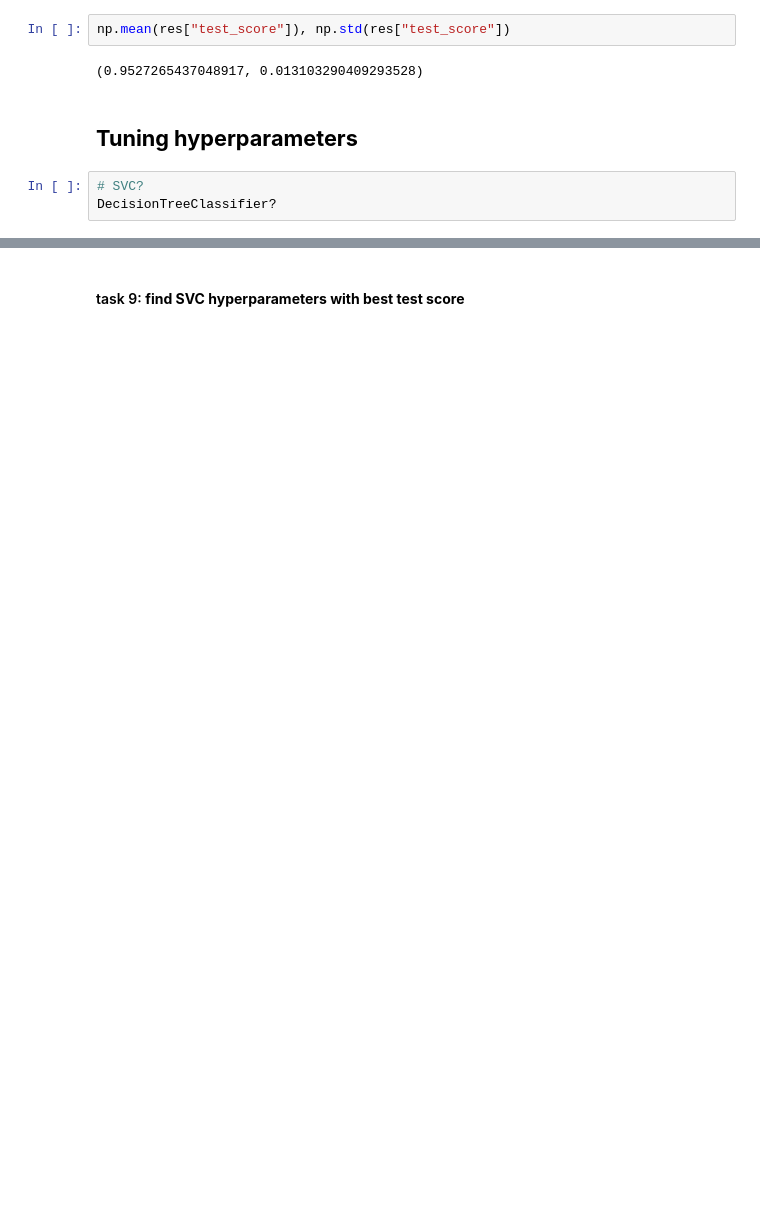
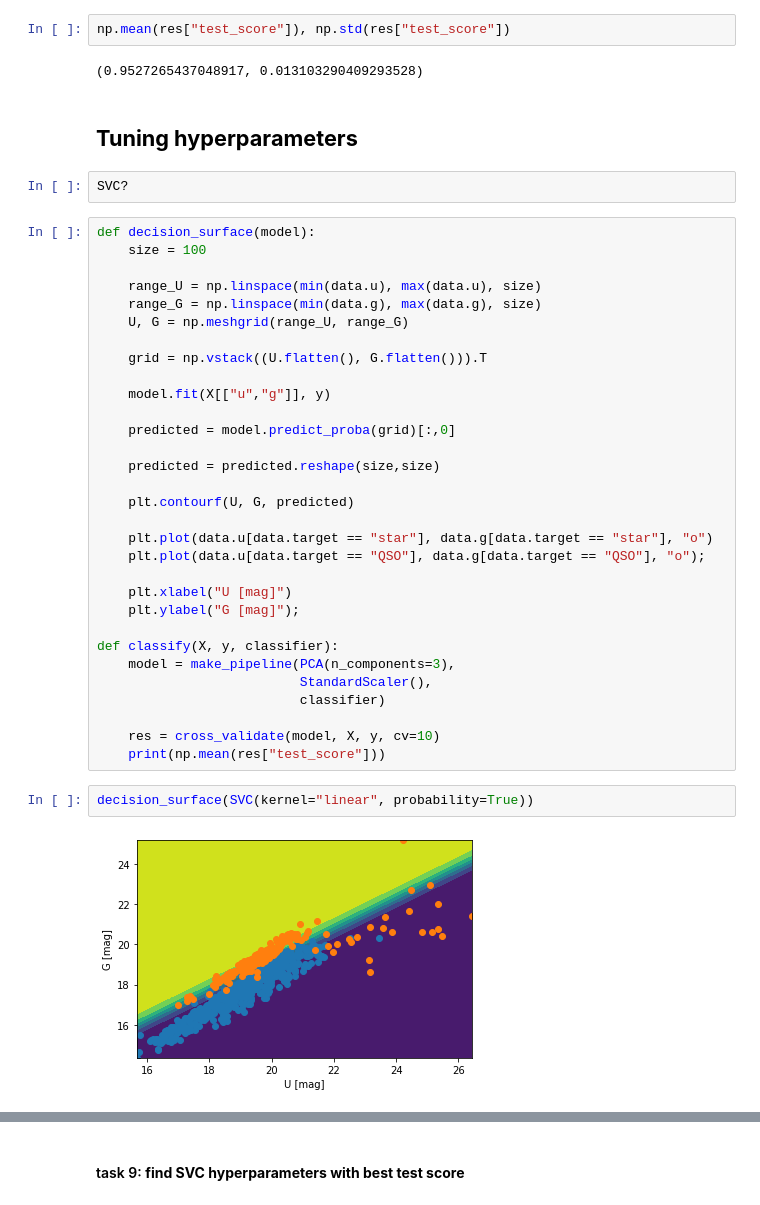
Before and after one commit to tomasplsek/AstroML, a Jupyter notebook: 03_sklearn.ipynb, the cells around one changed output, grey strips where cells are left out. Saved outputs shown, nothing was run; the diff lists cells and outputs as text; blank space fills up the shorter version.

```diff
--- a/03_sklearn.ipynb
+++ b/03_sklearn.ipynb
@@ -483,6 +503,40 @@ np.mean(res["test_score"]), np.std(res["test_score"])
 (0.9527265437048917, 0.013103290409293528)
 # %% [markdown]
 ## **Tuning hyperparameters**
-# %%
-# SVC?
-DecisionTreeClassifier?
+# %%
+SVC?
+# %%
+def decision_surface(model):
+    size = 100
+
+    range_U = np.linspace(min(data.u), max(data.u), size)
+    range_G = np.linspace(min(data.g), max(data.g), size)
+    U, G = np.meshgrid(range_U, range_G)
+
+    grid = np.vstack((U.flatten(), G.flatten())).T
+
+    model.fit(X[["u","g"]], y)
+
+    predicted = model.predict_proba(grid)[:,0]
+
+    predicted = predicted.reshape(size,size)
+
+    plt.contourf(U, G, predicted)
+
+    plt.plot(data.u[data.target == "star"], data.g[data.target == "star"], "o")
+    plt.plot(data.u[data.target == "QSO"], data.g[data.target == "QSO"], "o");
+
+    plt.xlabel("U [mag]")
+    plt.ylabel("G [mag]");
+
+def classify(X, y, classifier):
+    model = make_pipeline(PCA(n_components=3),
+                          StandardScaler(),
+                          classifier)
+
+    res = cross_validate(model, X, y, cv=10)
+    print(np.mean(res["test_score"]))
+# %%
+decision_surface(SVC(kernel="linear", probability=True))
+# %% [output]
+[figure, added]
```
Also changed, not shown: parts of 28 cells of this notebook.
